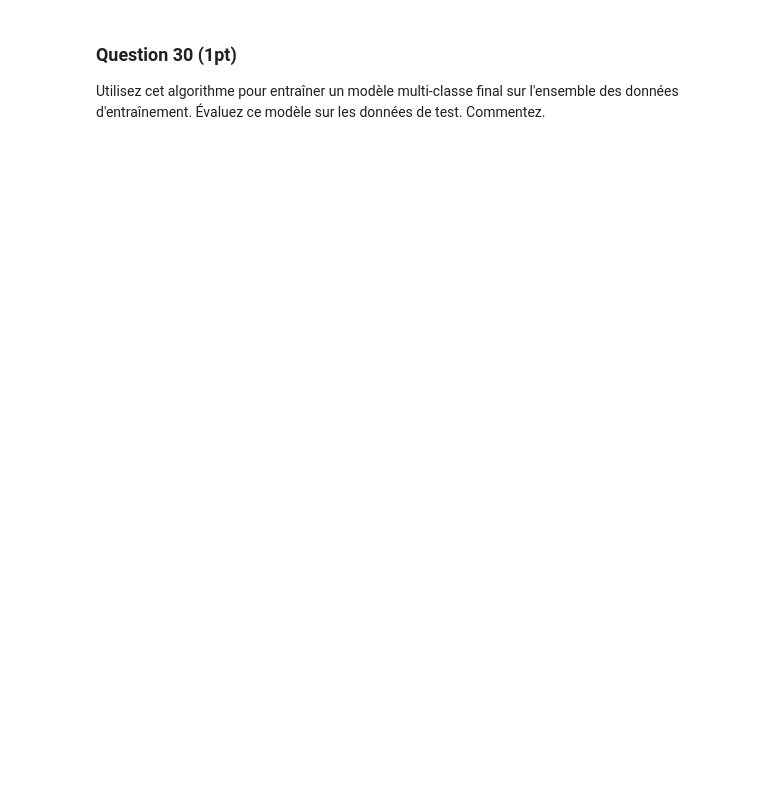
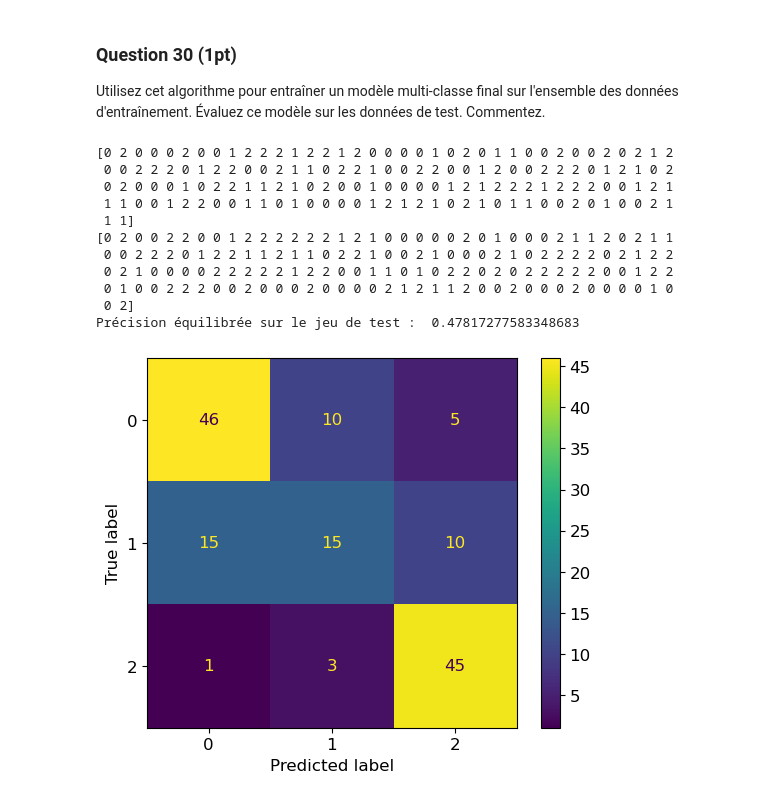
Before and after one commit to maximebailly/sdd_2025, a Jupyter notebook: projet/Projet.ipynb, the cells around one changed output. Saved outputs shown, nothing was run; the diff lists cells and outputs as text; code cells hidden in the pictures; blank space fills up the shorter version.

```diff
--- a/projet/Projet.ipynb
+++ b/projet/Projet.ipynb
@@ -701,4 +701,4 @@ grid = model_selection.GridSearchCV(k_nneighb, {'n_neighbors': K_s},
                                     scoring='balanced_accuracy')
 
 # Utiliser la recherche sur grille
-grid.fit(X_train, y_train)
+grid.fit(X_train, y_train_risk_vs_norisk)
@@ -787,3 +831,36 @@ Choisissez un des algorithmes mentionnés à la question précédente et entraî
 # %% [markdown]
 ### Question 30 (1pt)
 Utilisez cet algorithme pour entraîner un modèle multi-classe final sur l'ensemble des données d'entraînement. Évaluez ce modèle sur les données de test. Commentez.
+# %%
+X_test = np.array(df_test.drop('Risque', axis=1))
+y_test = np.array(df_test['Risque'], dtype='int')
+
+# Instantiation de l'objet réseau de neurones
+mlp = neural_network.MLPClassifier(hidden_layer_sizes=(100,200,400,200,100), max_iter=100, random_state=1)
+mlp.fit(X_train, y_train)
+y_pred = mlp.predict(X_test)
+
+
+# Performance équilibrée
+baccuracy_knn_test = sklearn.metrics.balanced_accuracy_score(y_test_risk_vs_norisk, y_pred)
+print("Précision équilibrée sur le jeu de test : ",baccuracy_knn_test)
+
+
+# Matrice de confusion
+cm = confusion_matrix(y_test, y_pred)
+disp = sklearn.metrics.ConfusionMatrixDisplay(confusion_matrix=cm)
+disp.plot()
+plt.show()
+# %% [output]
+[0 2 0 0 0 2 0 0 1 2 2 2 1 2 2 1 2 0 0 0 0 1 0 2 0 1 1 0 0 2 0 0 2 0 2 1 2
+ 0 0 2 2 2 0 1 2 2 0 0 2 1 1 0 2 2 1 0 0 2 2 0 0 1 2 0 0 2 2 2 0 1 2 1 0 2
+ 0 2 0 0 0 1 0 2 2 1 1 2 1 0 2 0 0 1 0 0 0 0 1 2 1 2 2 2 1 2 2 2 0 0 1 2 1
+ 1 1 0 0 1 2 2 0 0 1 1 0 1 0 0 0 0 1 2 1 2 1 0 2 1 0 1 1 0 0 2 0 1 0 0 2 1
+ 1 1]
+[0 2 0 0 2 2 0 0 1 2 2 2 2 2 2 1 2 1 0 0 0 0 0 2 0 1 0 0 0 2 1 1 2 0 2 1 1
+ 0 0 2 2 2 0 1 2 2 1 1 2 1 1 0 2 2 1 0 0 2 1 0 0 0 2 1 0 2 2 2 2 0 2 1 2 2
+ 0 2 1 0 0 0 0 2 2 2 2 2 1 2 2 0 0 1 1 0 1 0 2 2 0 2 0 2 2 2 2 2 0 0 1 2 2
+ 0 1 0 0 2 2 2 0 0 2 0 0 0 2 0 0 0 0 2 1 2 1 1 2 0 0 2 0 0 0 2 0 0 0 0 1 0
+ 0 2]
+Précision équilibrée sur le jeu de test :  0.47817277583348683
+[figure, added]
```
Also changed, not shown: parts of 14 cells of this notebook.
